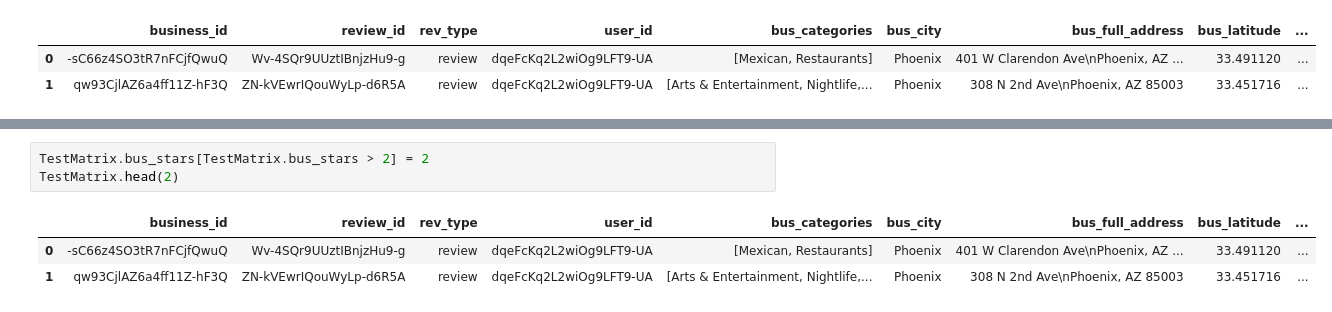
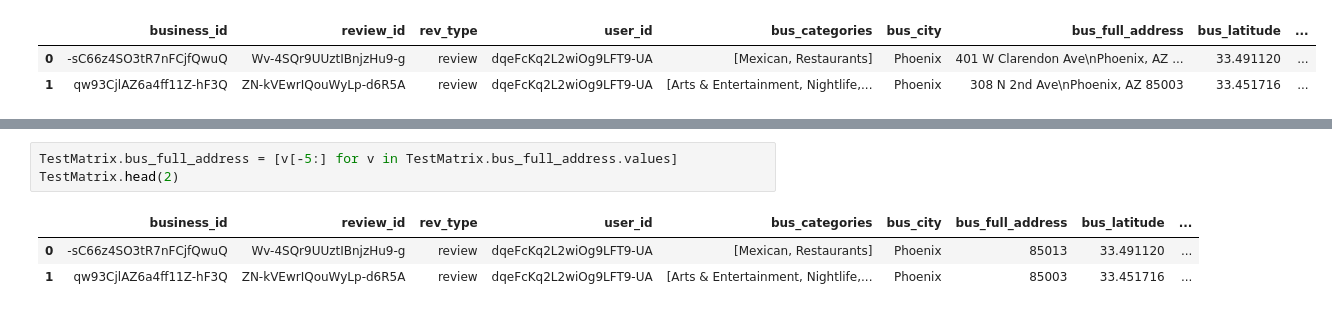
Before and after one commit to s-ramaswamy/CS-229-project, a Jupyter notebook: Visualizations.ipynb, the cells around one changed output, grey strips where cells are left out. Saved outputs shown, nothing was run; the diff lists cells and outputs as text.

```diff
--- a/Visualizations.ipynb
+++ b/Visualizations.ipynb
@@ -319,7 +336,7 @@ missing_both.head(2)
 # %%
-TestMatrix.bus_stars[TestMatrix.bus_stars > 2] = 2
+TestMatrix.bus_full_address = [v[-5:] for v in TestMatrix.bus_full_address.values]
 TestMatrix.head(2)
 # %% [output]
 |  | business_id | review_id | rev_type | user_id | bus_categories | bus_city | bus_full_address | bus_latitude | ... |
-| 0 | -sC66z4SO3tR7nFCjfQwuQ | Wv-4SQr9UUztIBnjzHu9-g | review | dqeFcKq2L2wiOg9LFT9-UA | [Mexican, Restaurants] | Phoenix | 401 W Clarendon Ave\nPhoenix, AZ ... | 33.491120 | ... |
-| 1 | qw93CjlAZ6a4ff11Z-hF3Q | ZN-kVEwrIQouWyLp-d6R5A | review | dqeFcKq2L2wiOg9LFT9-UA | [Arts & Entertainment, Nightlife,... | Phoenix | 308 N 2nd Ave\nPhoenix, AZ 85003 | 33.451716 | ... |
+| 0 | -sC66z4SO3tR7nFCjfQwuQ | Wv-4SQr9UUztIBnjzHu9-g | review | dqeFcKq2L2wiOg9LFT9-UA | [Mexican, Restaurants] | Phoenix | 85013 | 33.491120 | ... |
+| 1 | qw93CjlAZ6a4ff11Z-hF3Q | ZN-kVEwrIQouWyLp-d6R5A | review | dqeFcKq2L2wiOg9LFT9-UA | [Arts & Entertainment, Nightlife,... | Phoenix | 85003 | 33.451716 | ... |
```
Also changed, not shown: parts of 6 cells of this notebook, 4 other files.
